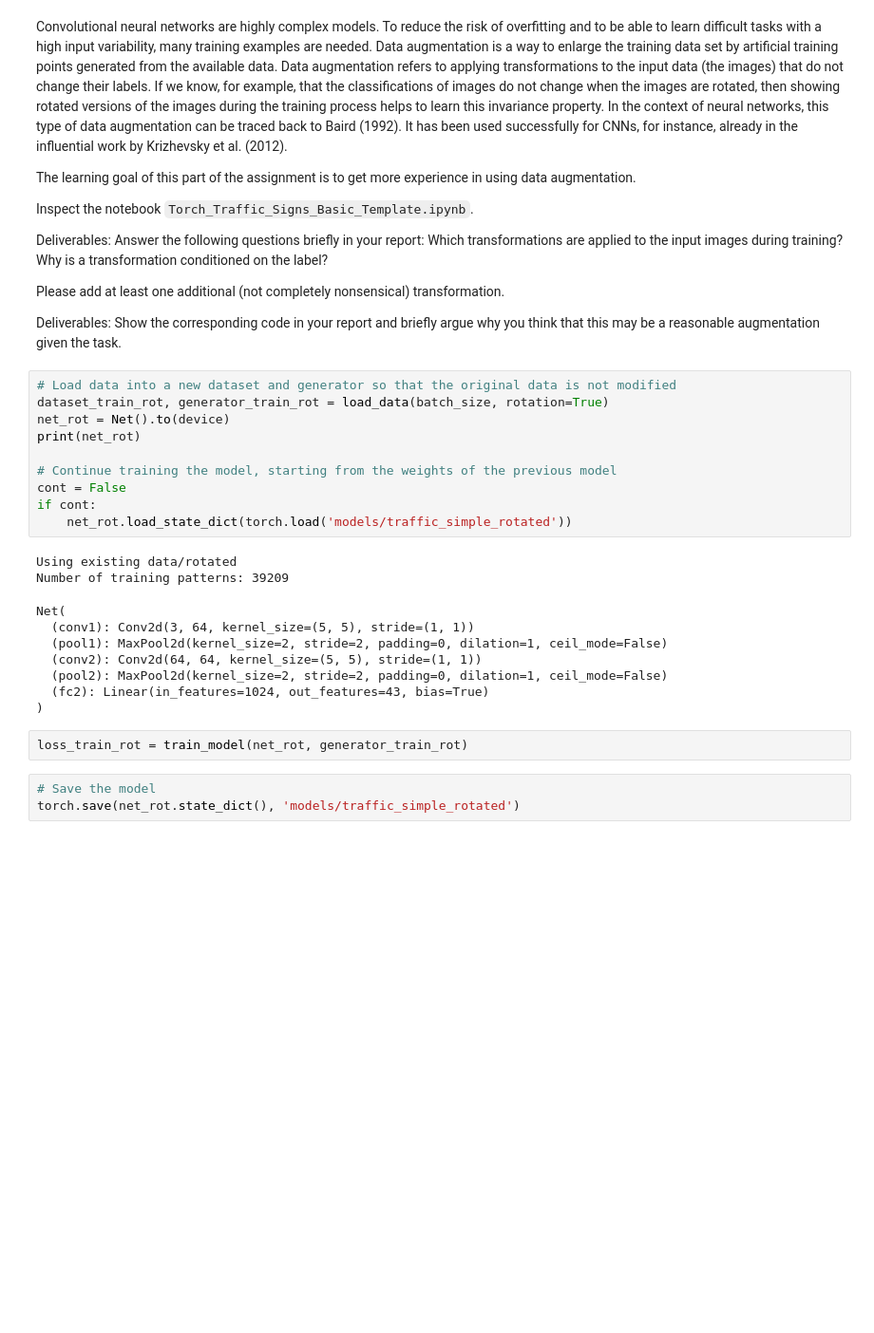
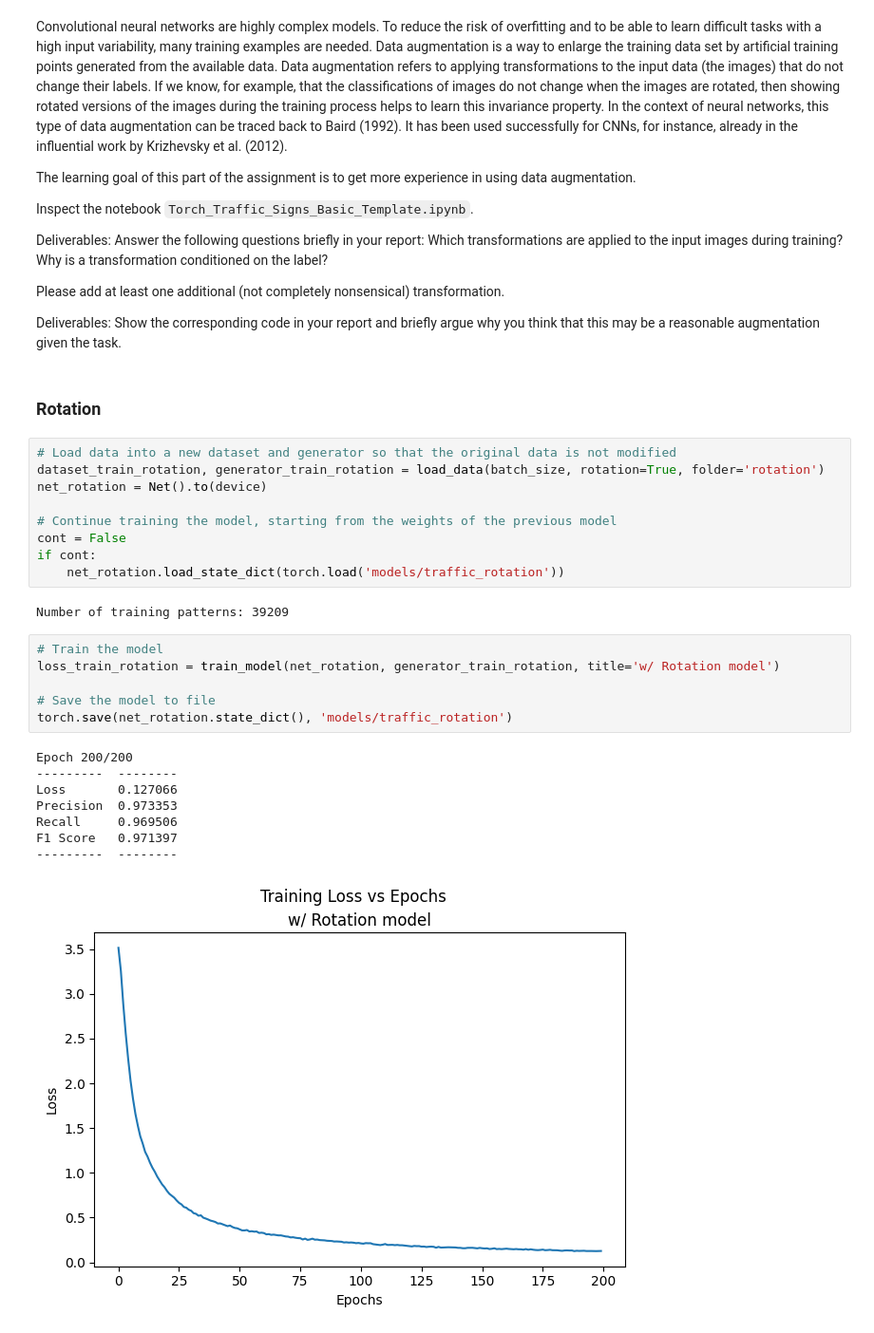
Before and after one commit to henrikdchristensen/DIKU-MLA-A6-Logistic-Regression-and-Convolutional-Neural-Networks, a Jupyter notebook: notebook.ipynb, the cells around one changed output. Shown at 95% size. Saved outputs shown, nothing was run; the diff lists cells and outputs as text; blank space fills up the shorter version.

```diff
--- a/notebook.ipynb
+++ b/notebook.ipynb
@@ -589,28 +651,31 @@ Deliverables: Answer the following questions briefly in your report: Which trans
 Please add at least one additional (not completely nonsensical) transformation.
 
 Deliverables: Show the corresponding code in your report and briefly argue why you think that this may be a reasonable augmentation given the task.
+# %% [markdown]
+### Rotation
 # %%
 # Load data into a new dataset and generator so that the original data is not modified
-dataset_train_rot, generator_train_rot = load_data(batch_size, rotation=True)
-net_rot = Net().to(device)
-print(net_rot)
+dataset_train_rotation, generator_train_rotation = load_data(batch_size, rotation=True, folder='rotation')
+net_rotation = Net().to(device)
 
 # Continue training the model, starting from the weights of the previous model
 cont = False
 if cont:
-    net_rot.load_state_dict(torch.load('models/traffic_simple_rotated'))
+    net_rotation.load_state_dict(torch.load('models/traffic_rotation'))
 # %% [output]
-Using existing data/rotated
 Number of training patterns: 39209
-Net(
-  (conv1): Conv2d(3, 64, kernel_size=(5, 5), stride=(1, 1))
-  (pool1): MaxPool2d(kernel_size=2, stride=2, padding=0, dilation=1, ceil_mode=False)
-  (conv2): Conv2d(64, 64, kernel_size=(5, 5), stride=(1, 1))
-  (pool2): MaxPool2d(kernel_size=2, stride=2, padding=0, dilation=1, ceil_mode=False)
-  (fc2): Linear(in_features=1024, out_features=43, bias=True)
-)
-# %%
-loss_train_rot = train_model(net_rot, generator_train_rot)
 # %%
-# Save the model
-torch.save(net_rot.state_dict(), 'models/traffic_simple_rotated')
+# Train the model
+loss_train_rotation = train_model(net_rotation, generator_train_rotation, title='w/ Rotation model')
+
+# Save the model to file
+torch.save(net_rotation.state_dict(), 'models/traffic_rotation')
+# %% [output]
+Epoch 200/200
+---------  --------
+Loss       0.127066
+Precision  0.973353
+Recall     0.969506
+F1 Score   0.971397
+---------  --------
+[figure, added]
```
Also changed, not shown: parts of 27 cells of this notebook, 10 other files.
